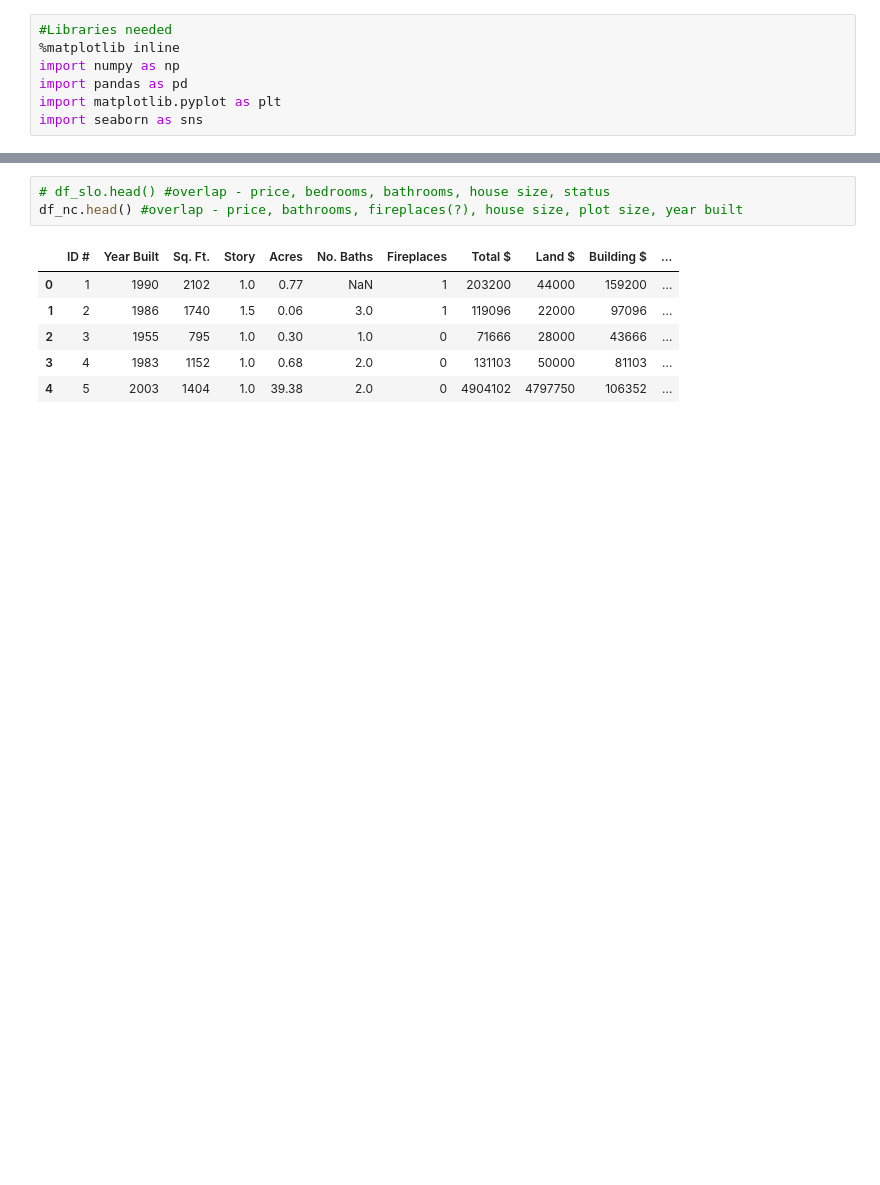
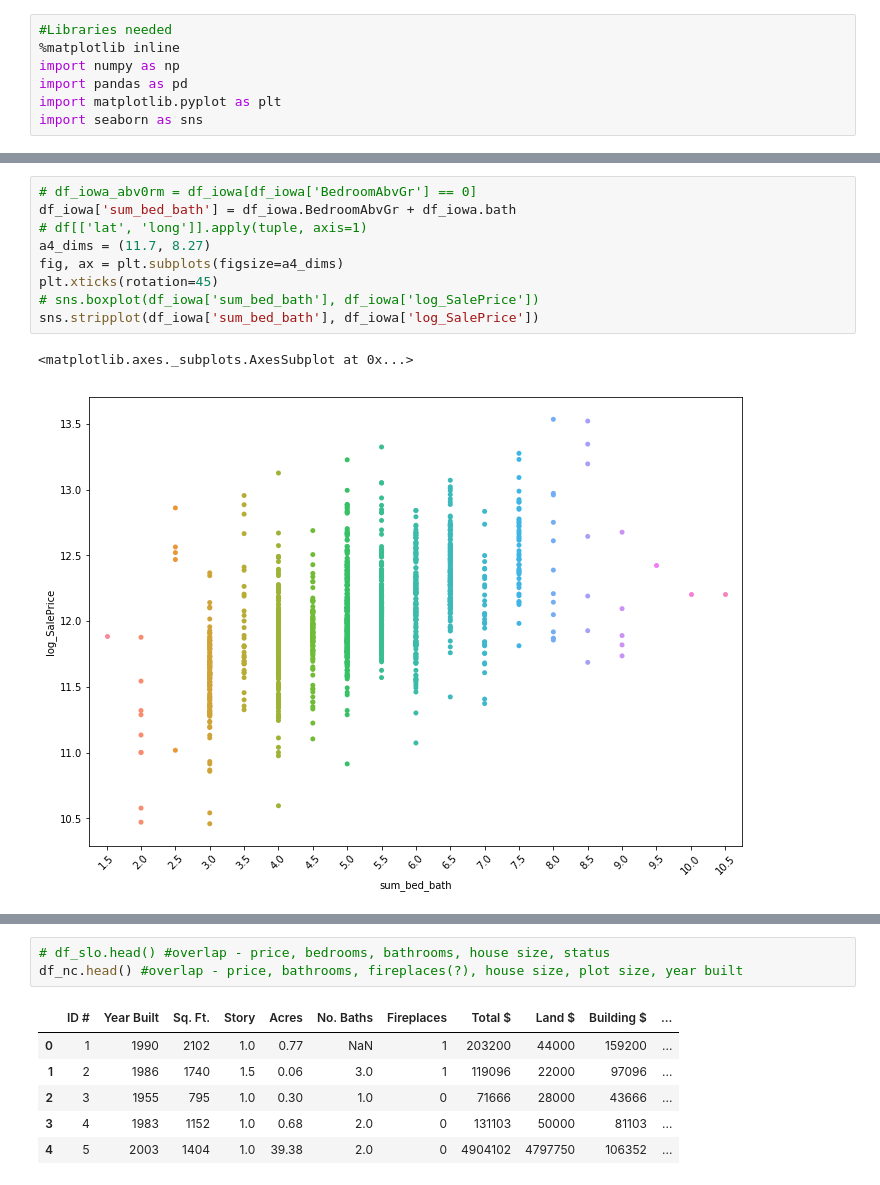
Before and after one commit to mpaluta/House_Price, a Jupyter notebook: patrick_v1.ipynb, the cells around one changed output, grey strips where cells are left out. Drawn from its saved outputs; the diff is of its cells as text; blank space fills up the shorter version.

```diff
--- a/patrick_v1.ipynb
+++ b/patrick_v1.ipynb
@@ -16,0 +86,12 @@ df_nc = og_nc.copy()
+# %%
+# df_iowa_abv0rm = df_iowa[df_iowa['BedroomAbvGr'] == 0]
+df_iowa['sum_bed_bath'] = df_iowa.BedroomAbvGr + df_iowa.bath
+# df[['lat', 'long']].apply(tuple, axis=1)
+a4_dims = (11.7, 8.27)
+fig, ax = plt.subplots(figsize=a4_dims)
+plt.xticks(rotation=45)
+# sns.boxplot(df_iowa['sum_bed_bath'], df_iowa['log_SalePrice'])
+sns.stripplot(df_iowa['sum_bed_bath'], df_iowa['log_SalePrice'])
+# %% [output]
+<matplotlib.axes._subplots.AxesSubplot at 0x...>
+[figure, added]
```
Also changed, not shown: parts of 10 cells of this notebook, 1 other file.
